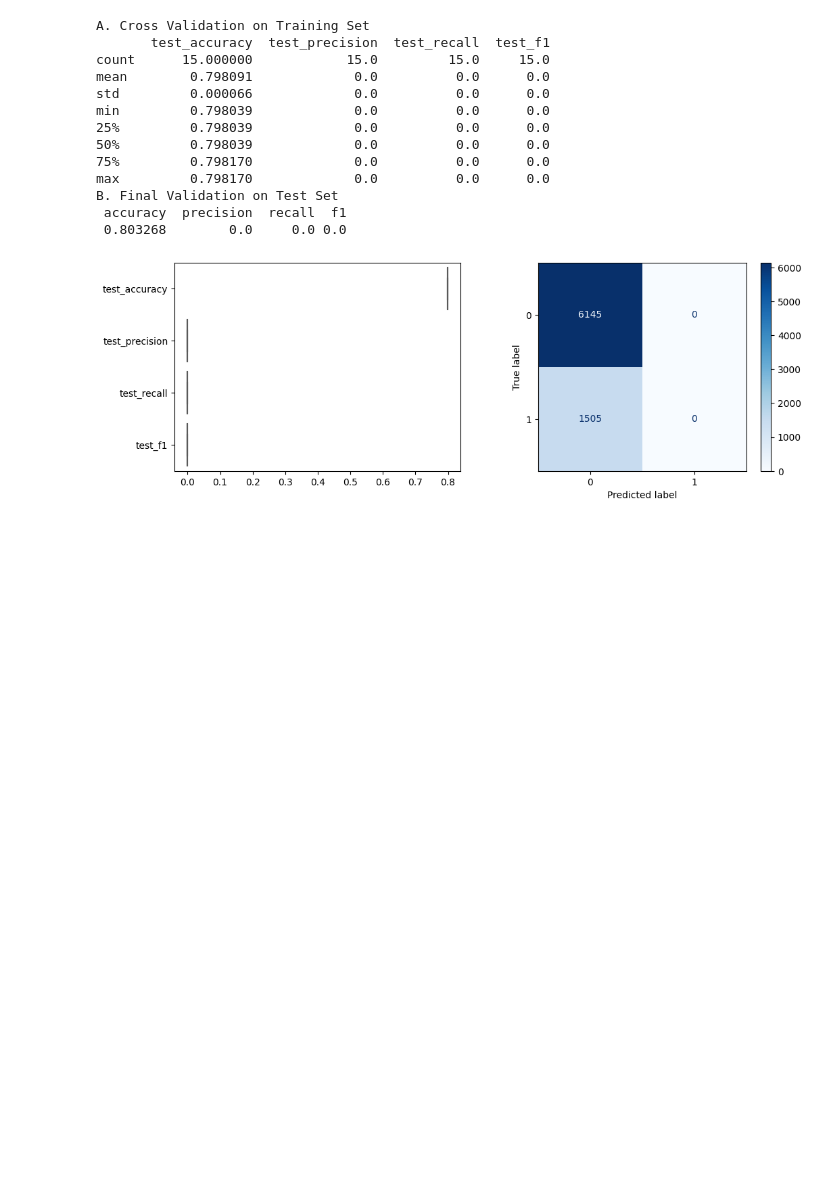
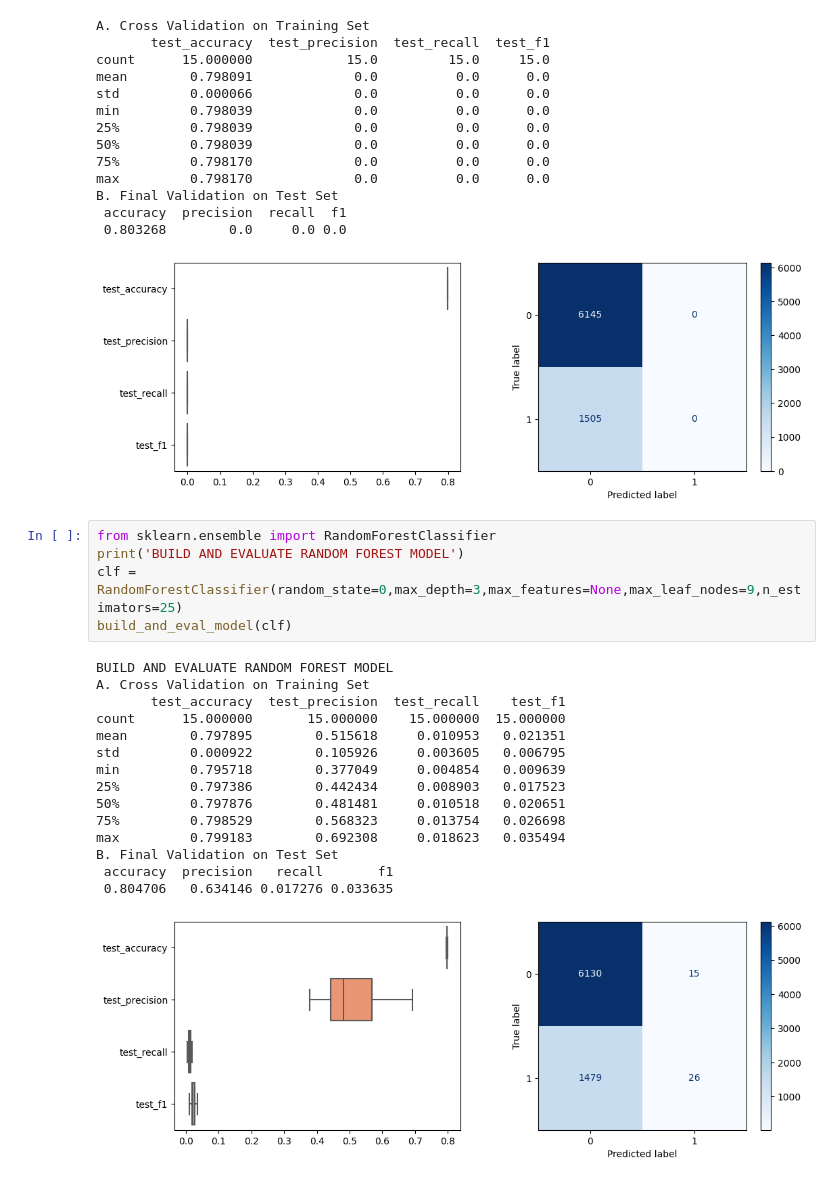
Before and after one commit to anhphuong012/ML_GiuaKi, a Jupyter notebook: Untitled0.ipynb, the cells around one changed output. Drawn from its saved outputs; the diff is of its cells as text; blank space fills up the shorter version.

```diff
--- a/Untitled0.ipynb
+++ b/Untitled0.ipynb
@@ -258,3 +267,24 @@ B. Final Validation on Test Set
  accuracy  precision  recall  f1
  0.803268        0.0     0.0 0.0
 [figure]
+# %%
+from sklearn.ensemble import RandomForestClassifier
+print('BUILD AND EVALUATE RANDOM FOREST MODEL')
+clf = RandomForestClassifier(random_state=0,max_depth=3,max_features=None,max_leaf_nodes=9,n_estimators=25)
+build_and_eval_model(clf)
+# %% [output]
+BUILD AND EVALUATE RANDOM FOREST MODEL
+A. Cross Validation on Training Set
+       test_accuracy  test_precision  test_recall    test_f1
+count      15.000000       15.000000    15.000000  15.000000
+mean        0.797895        0.515618     0.010953   0.021351
+std         0.000922        0.105926     0.003605   0.006795
+min         0.795718        0.377049     0.004854   0.009639
+25%         0.797386        0.442434     0.008903   0.017523
+50%         0.797876        0.481481     0.010518   0.020651
+75%         0.798529        0.568323     0.013754   0.026698
+max         0.799183        0.692308     0.018623   0.035494
+B. Final Validation on Test Set
+ accuracy  precision   recall       f1
+ 0.804706   0.634146 0.017276 0.033635
+[figure, added]
```
Also changed, not shown: parts of 2 cells of this notebook.
